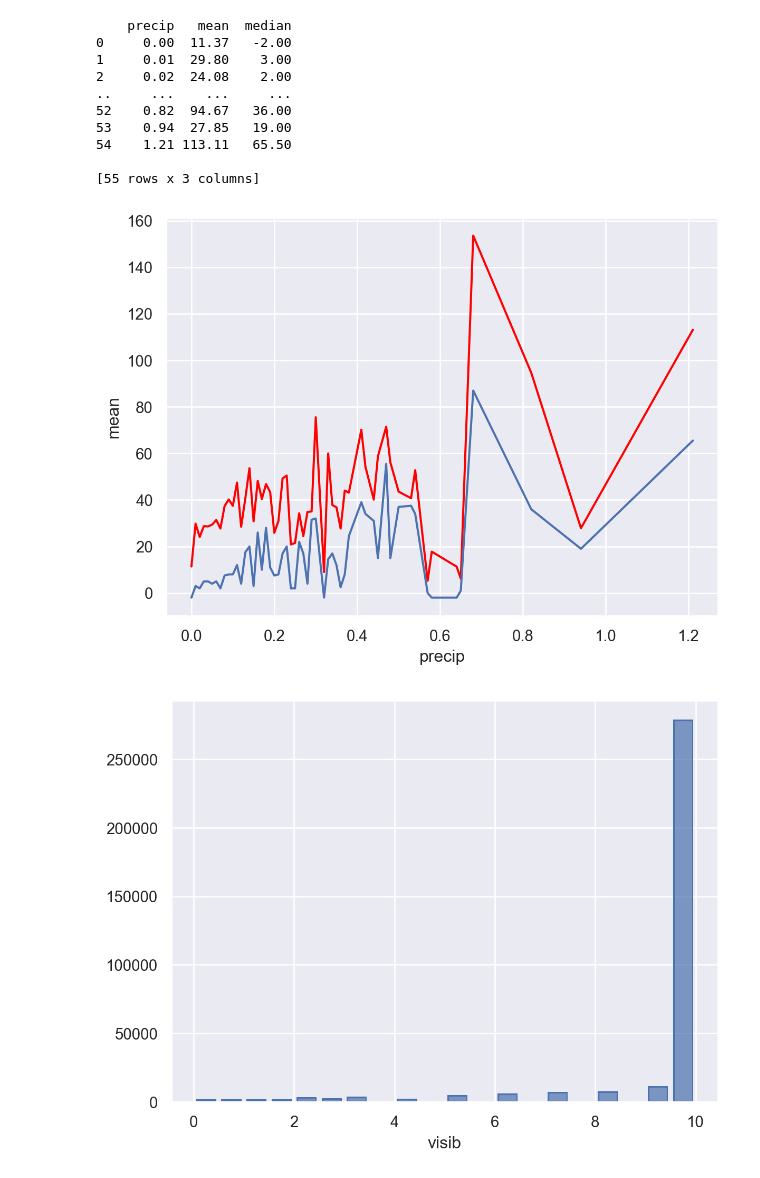
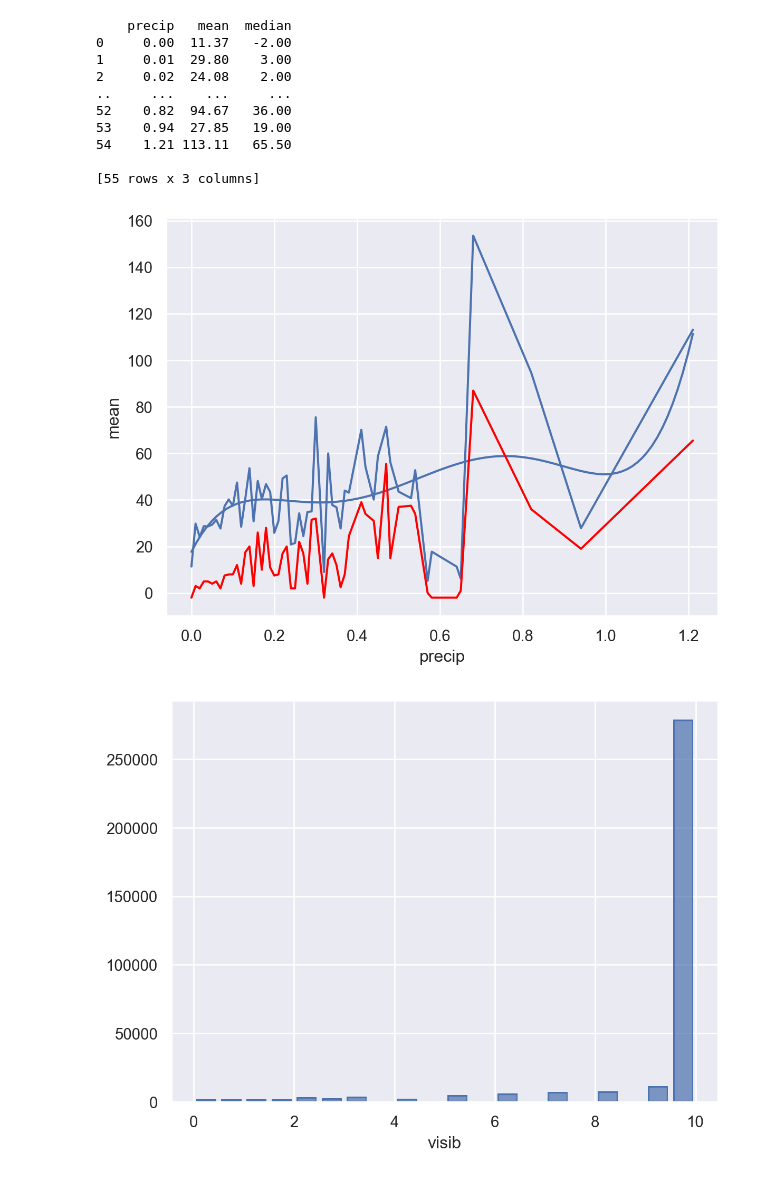
Before and after one commit to skcho13/ds23s2, a Jupyter notebook: contents/sol2.ipynb, the cells around one changed output. Cells and saved outputs as stored; diff of their text form; code cells hidden in the pictures.

```diff
--- a/contents/ignore/sol2.ipynb
+++ b/contents/sol2.ipynb
@@ -85,7 +88,13 @@ flights[~flights.dest.isin(airport_location.faa)]
 [7602 rows x 20 columns]
 # %%
 # how="left" 필요, suffixes 옵션 사용하면 편리
-flights = flights.merge(airport_location, left_on='dest', right_on='faa', how='left', suffixes=("_origin", "_dest")).drop('faa', axis=1)
+flights = flights.merge(
+    airport_location,
+    left_on="dest",
+    right_on="faa",
+    how="left",
+    suffixes=("_origin", "_dest"),
+).drop("faa", axis=1)
 # %%
 flights
 # %% [output]
@@ -193,12 +235,13 @@ precip
 [55 rows x 3 columns]
 # %%
 (
-    so.Plot(precip, x='precip')
-    .add(so.Line(color="red"), y="mean")
-    .add(so.Line(), y="median")
+    so.Plot(precip, x='precip', y="mean")
+    .add(so.Line())
+    .add(so.Line(), so.PolyFit(5))
+    .add(so.Line(color="red"), y="median")
 )
 # %% [output]
-[figure, old version]
+[figure, new version]
 # %%
 # 시야 visibility
 (
```
Also changed, not shown: parts of 11 cells of this notebook, 57 other files.
